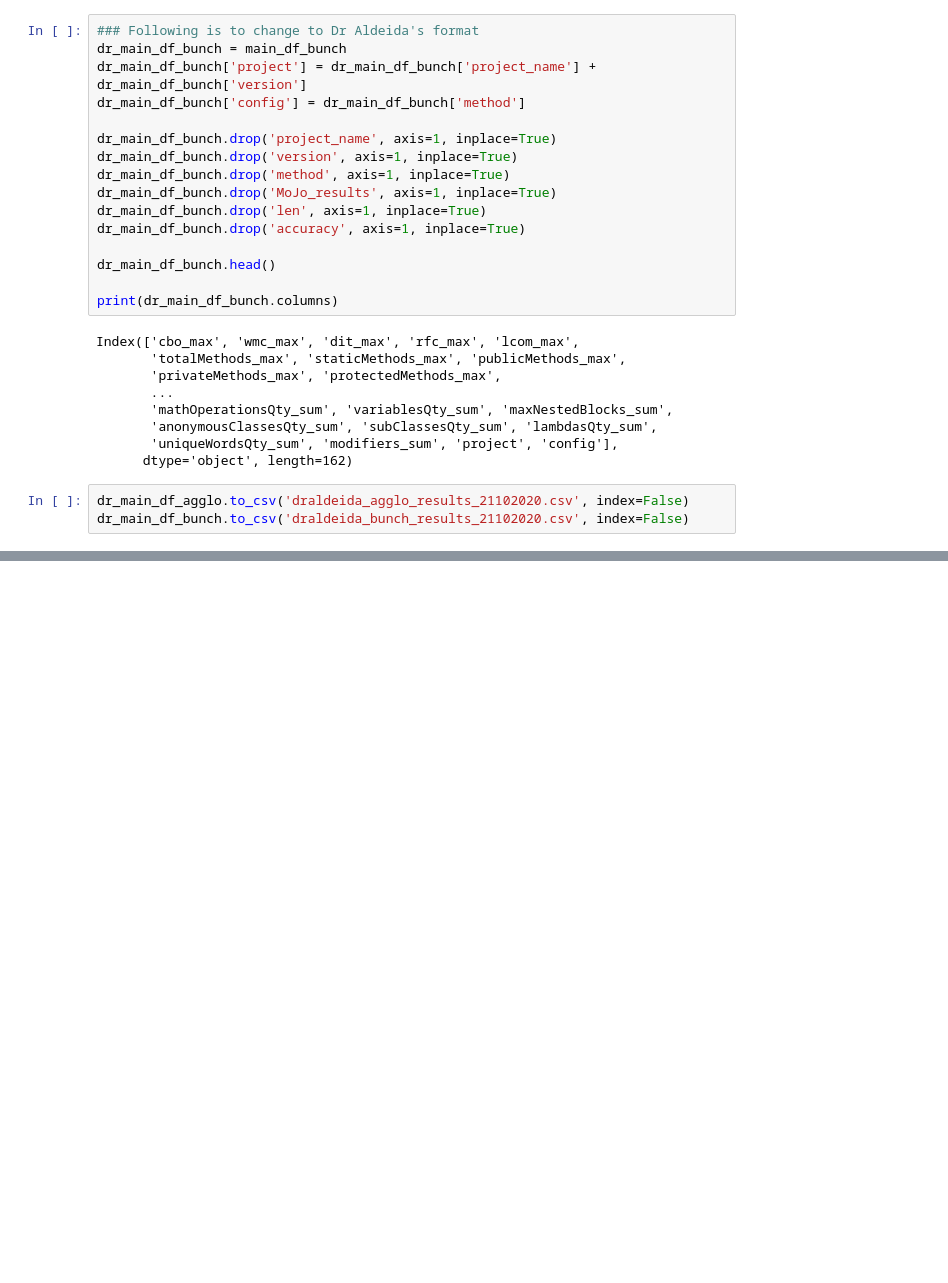
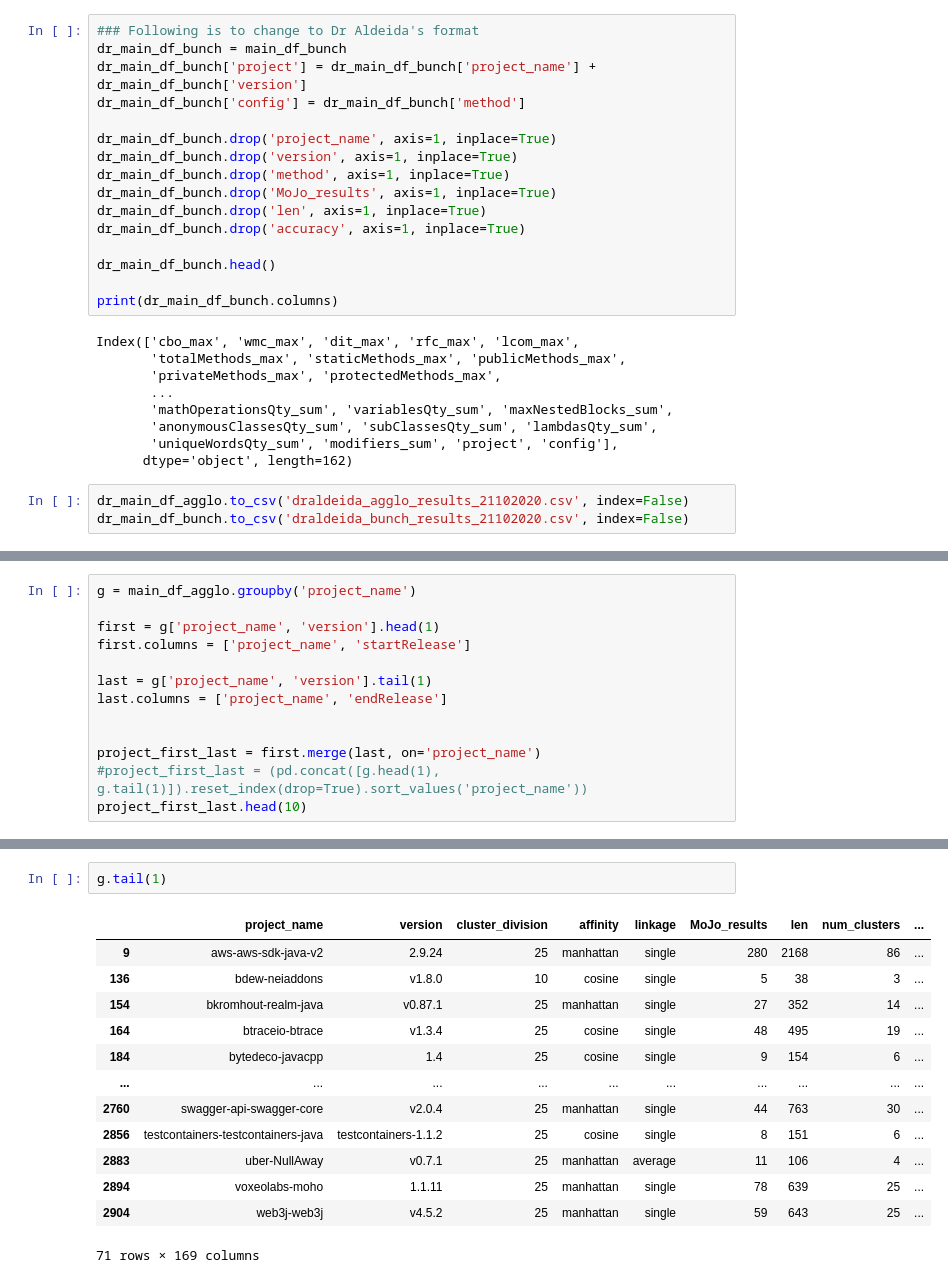
Before and after one commit to alvintanjianjia/SoftwareRemodularization, a Jupyter notebook: Results_Gathering.ipynb, the cells around one changed output, grey strips where cells are left out. Cells and saved outputs as stored; diff of their text form; blank space fills up the shorter version.

Commit message:
Added project start end release result gathering.

```diff
--- a/Results_Gathering.ipynb
+++ b/Results_Gathering.ipynb
@@ -388,0 +399,13 @@ dr_main_df_bunch.to_csv('draldeida_bunch_results_21102020.csv', index=False)
+# %%
+g = main_df_agglo.groupby('project_name')
+
+first = g['project_name', 'version'].head(1)
+first.columns = ['project_name', 'startRelease']
+
+last = g['project_name', 'version'].tail(1)
+last.columns = ['project_name', 'endRelease']
+
+
+project_first_last = first.merge(last, on='project_name')
+#project_first_last = (pd.concat([g.head(1), g.tail(1)]).reset_index(drop=True).sort_values('project_name'))
+project_first_last.head(10)
@@ -388,0 +442,16 @@ dr_main_df_bunch.to_csv('draldeida_bunch_results_21102020.csv', index=False)
+# %%
+g.tail(1)
+# %% [output]
+|  | project_name | version | cluster_division | affinity | linkage | MoJo_results | len | num_clusters | ... |
+| 9 | aws-aws-sdk-java-v2 | 2.9.24 | 25 | manhattan | single | 280 | 2168 | 86 | ... |
+| 136 | bdew-neiaddons | v1.8.0 | 10 | cosine | single | 5 | 38 | 3 | ... |
+| 154 | bkromhout-realm-java | v0.87.1 | 25 | manhattan | single | 27 | 352 | 14 | ... |
+| 164 | btraceio-btrace | v1.3.4 | 25 | cosine | single | 48 | 495 | 19 | ... |
+| 184 | bytedeco-javacpp | 1.4 | 25 | cosine | single | 9 | 154 | 6 | ... |
+| ... | ... | ... | ... | ... | ... | ... | ... | ... | ... |
+| 2760 | swagger-api-swagger-core | v2.0.4 | 25 | manhattan | single | 44 | 763 | 30 | ... |
+| 2856 | testcontainers-testcontainers-java | testcontainers-1.1.2 | 25 | cosine | single | 8 | 151 | 6 | ... |
+| 2883 | uber-NullAway | v0.7.1 | 25 | manhattan | average | 11 | 106 | 4 | ... |
+| 2894 | voxeolabs-moho | 1.1.11 | 25 | manhattan | single | 78 | 639 | 25 | ... |
+| 2904 | web3j-web3j | v4.5.2 | 25 | manhattan | single | 59 | 643 | 25 | ... |
+71 rows × 169 columns
```
Also changed, not shown: parts of 4 cells of this notebook, 1 other file.
